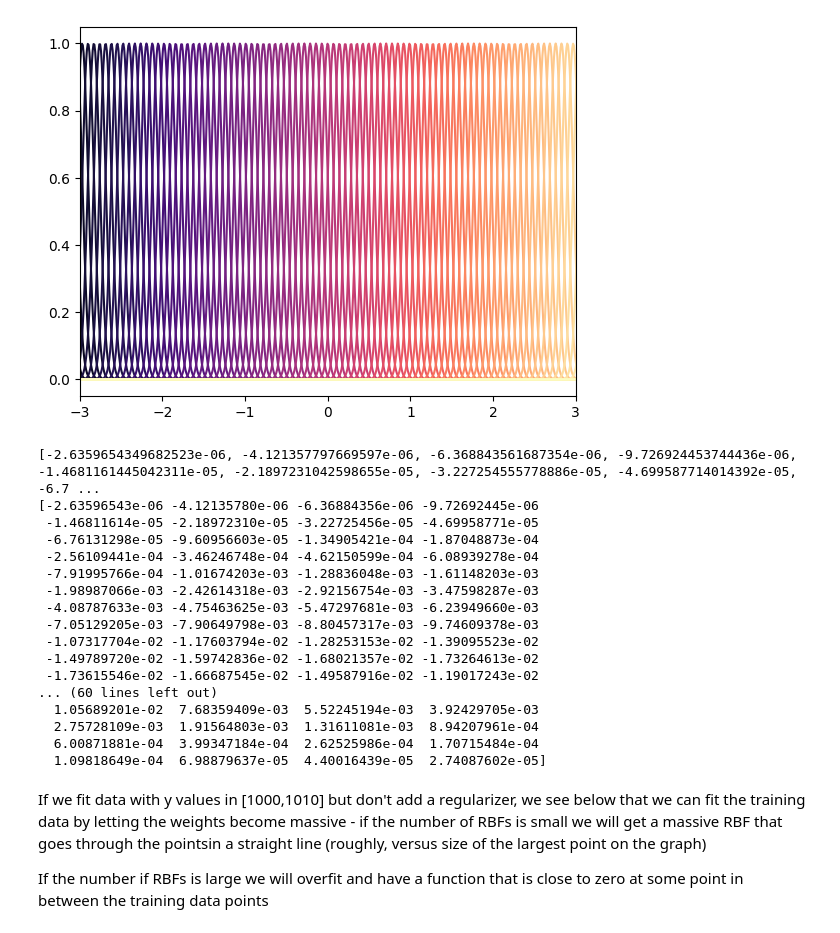
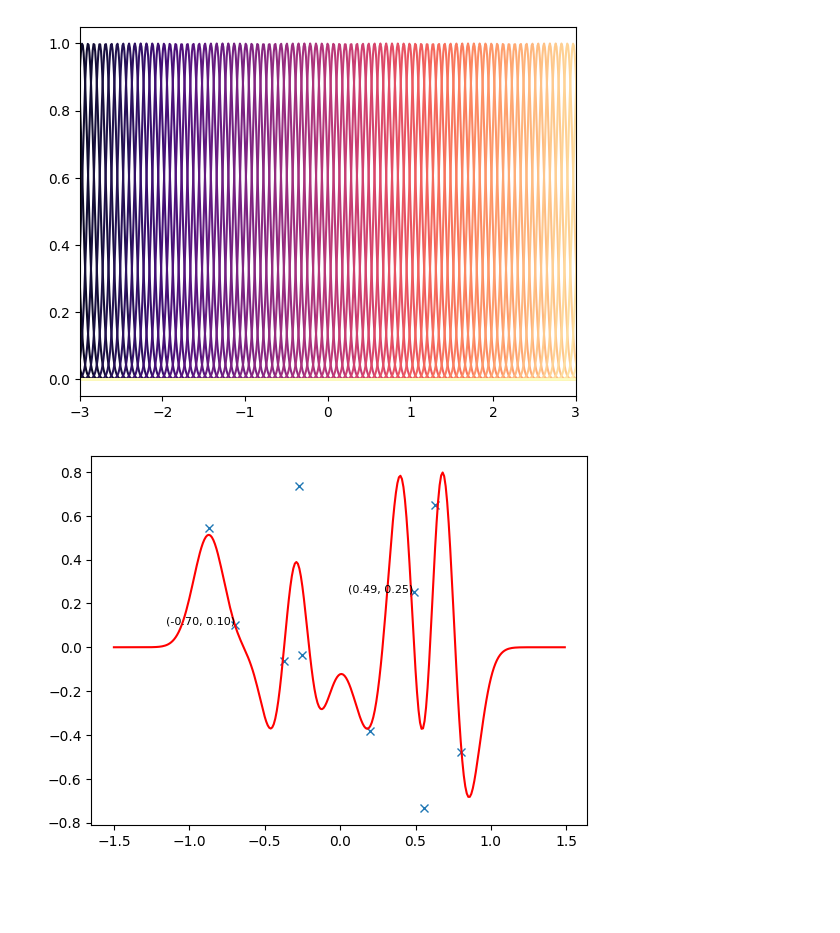
Before and after one commit to michaeldunn99/mlpr_tutorials, a Jupyter notebook: tutorial_01/rbf.ipynb, the cells around one changed output. Saved outputs shown, nothing was run; the diff lists cells and outputs as text; code cells hidden in the pictures; blank space fills up the shorter version.

Commit message:
Updating rbf exercises, adding commentary, showing problem with data in [1000, 1010]

```diff
--- a/tutorial_01/rbf.ipynb
+++ b/tutorial_01/rbf.ipynb
@@ -150,15 +159,15 @@ def regularized_rbf_regression(h: float, number_of_features: int, regularizing_p
     """
     Perform regularized Radial Basis Function (RBF) regression.
 
-    Parameters:
-    h (float): The bandwidth parameter for the RBF.
-    number_of_features (int): The number of RBF features to use.
-    regularizing_param (float): The regularization parameter.
-    x_data (numpy.ndarray): The input data array of shape (n_samples,).
-    y_data (numpy.ndarray): The target data array of shape (n_samples,).
+    Args:
+        h (float): The bandwidth parameter for the RBF.
+        number_of_features (int): The number of RBF features to use.
+        regularizing_param (float): The regularization parameter.
+        x_data (np.ndarray): The input data array of shape (n_samples, n_features).
+        y_data (np.ndarray): The target values array of shape (n_samples,).
 
     Returns:
-    numpy.ndarray: The weights of the RBF regression model.
+        Callable[[np.ndarray], np.ndarray]: A function that takes a scalar input and returns the predicted values.
     """
     centres = rbf_centres_array(h, number_of_features)
     phi_features = my_rbf(h, x_data[:, np.newaxis], centres)
@@ -174,7 +183,7 @@ def generate_data_plot_rbf_regression(regression_function, plotting_x_data_limit
 #Generate data to plot graph:
    graph_x_data = np.arange(plotting_x_data_limits[0], plotting_x_data_limits[1],grid_size)
 
-   #Function values for those data points:
+   #Our predicted function values for those data points:
    graph_function_data = np.vectorize(regression_function)(graph_x_data)
 
    sample_size = len(training_x_data)
@@ -182,51 +191,23 @@ def generate_data_plot_rbf_regression(regression_function, plotting_x_data_limit
    plt.clf()
    plt.plot(training_x_data, training_y_data, 'x')
    ## Add labels to data points
-   for i in range(1, sample_size, sample_size // 5):
+   for i in range(1, sample_size, (sample_size // (sample_size // 5))):
       plt.text(training_x_data[i], training_y_data[i], f'({training_x_data[i]:.2f}, {training_y_data[i]:.2f})', fontsize=8, ha='right')
    plt.plot(graph_x_data, graph_function_data, '-r')
    plt.show()
 # %%
-#Need to fix from here onwards and fix the other file
-
-#Choose the data parameters you want to sample from
-data = data_generator(70, (-1,1,), (-1,1))
+#Choose the data parameters below:
+data = data_generator(10, (-1,1,), (-1,1))
 x_data = data[0]
 y_data = data[1]
 my_h = 0.1
 my_number_of_features = 101
 my_regularizer = 0.1
+plotting_data_limits = (-1.5,1.5)
+grid_size = 0.01
 
 my_regression_function = regularized_rbf_regression(my_h, my_number_of_features, my_regularizer, x_data, y_data)
 
-
-
-plt.clf()
-plt.plot(my_new_x_data, my_new_y_data, 'x')
-## Add labels to data points
-for i in range(1, my_new_sample_size, 5):
-   plt.text(my_new_x_data[i], my_new_y_data[i], f'({my_new_x_data[i]:.2f}, {my_new_y_data[i]:.2f})', fontsize=8, ha='right')
-plt.plot(new_graph_x_data, new_graph_function_data, '-r')
-plt.show()
+generate_data_plot_rbf_regression(my_regression_function, plotting_data_limits, x_data, y_data,grid_size)
 # %% [output]
-[-2.6359654349682523e-06, -4.121357797669597e-06, -6.368843561687354e-06, -9.726924453744436e-06, -1.4681161445042311e-05, -2.1897231042598655e-05, -3.227254555778886e-05, -4.699587714014392e-05, -6.7 ...
-[-2.63596543e-06 -4.12135780e-06 -6.36884356e-06 -9.72692445e-06
- -1.46811614e-05 -2.18972310e-05 -3.22725456e-05 -4.69958771e-05
- -6.76131298e-05 -9.60956603e-05 -1.34905421e-04 -1.87048873e-04
- -2.56109441e-04 -3.46246748e-04 -4.62150599e-04 -6.08939278e-04
- -7.91995766e-04 -1.01674203e-03 -1.28836048e-03 -1.61148203e-03
- -1.98987066e-03 -2.42614318e-03 -2.92156754e-03 -3.47598287e-03
- -4.08787633e-03 -4.75463625e-03 -5.47297681e-03 -6.23949660e-03
- -7.05129205e-03 -7.90649798e-03 -8.80457317e-03 -9.74609378e-03
- -1.07317704e-02 -1.17603794e-02 -1.28253153e-02 -1.39095523e-02
- -1.49789720e-02 -1.59742836e-02 -1.68021357e-02 -1.73264613e-02
- -1.73615546e-02 -1.66687545e-02 -1.49587916e-02 -1.19017243e-02
-... (60 lines left out)
-  1.05689201e-02  7.68359409e-03  5.52245194e-03  3.92429705e-03
-  2.75728109e-03  1.91564803e-03  1.31611081e-03  8.94207961e-04
-  6.00871881e-04  3.99347184e-04  2.62525986e-04  1.70715484e-04
-  1.09818649e-04  6.98879637e-05  4.40016439e-05  2.74087602e-05]
+[figure, added]
-# %% [markdown]
-If we fit data with y values in [1000,1010] but don't add a regularizer, we see below that we can fit the training data by letting the weights become massive - if the number of RBFs is small we will get a massive RBF that goes through the pointsin a straight line (roughly, versus size of the largest point on the graph)
-
-If the number if RBFs is large we will overfit and have a function that is close to zero at some point in between the training data points
```
Also changed, not shown: parts of 8 cells of this notebook.
